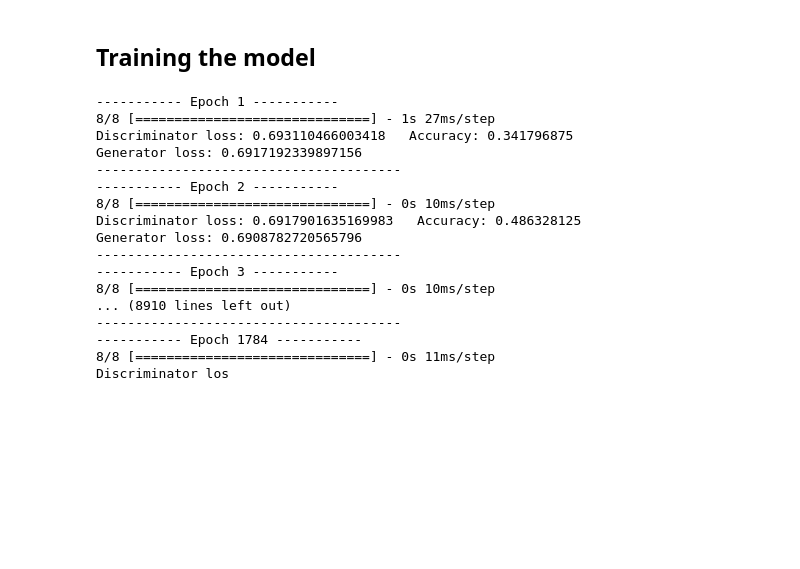
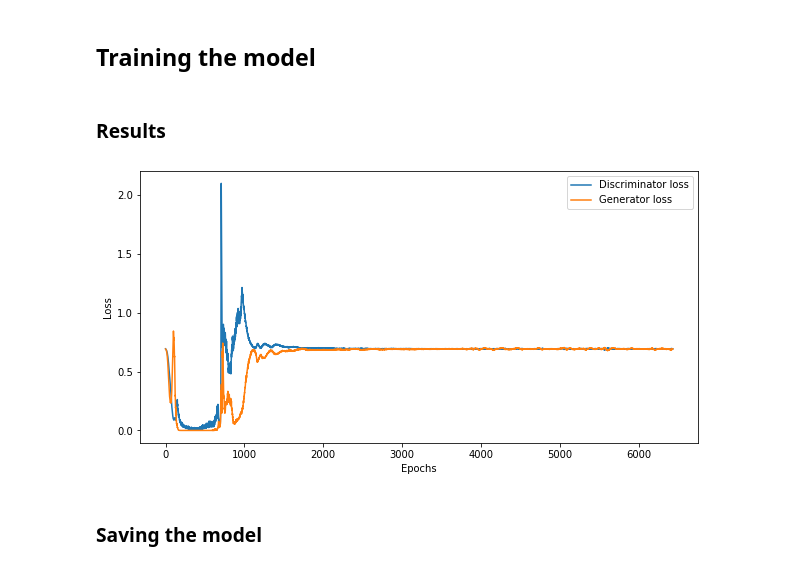
Before and after one commit to Siddhant0701/MNIST-GAN, a Jupyter notebook: cgan.ipynb, the cells around one changed output. Cells and saved outputs as stored; diff of their text form; code cells hidden in the pictures; blank space fills up the shorter version.

```diff
--- a/cgan.ipynb
+++ b/cgan.ipynb
@@ -207,6 +207,7 @@ discriminator_loss = []
 generator_loss = []
 # %%
 for epoch in range(EPOCHS):
+
     print(f"----------- Epoch {epoch+1} -----------")
 
     idx = np.random.randint(0, train_images.shape[0], BATCH_SIZE)
@@ -217,7 +218,7 @@ for epoch in range(EPOCHS):
     if(epoch % train_ratio(epoch+1) == 0):
         discriminator.trainable = True
 
-    gen_imgs = generator.predict([noise, labels])
+    gen_imgs = generator.predict([noise, labels], verbose=0)
 
     d_loss_real = discriminator.train_on_batch([imgs, labels], real)
     d_loss_fake = discriminator.train_on_batch([gen_imgs, labels], fake)
@@ -231,27 +232,25 @@ for epoch in range(EPOCHS):
 
     generator_loss.append(g_loss)
 
+
     print(f"Discriminator loss: {d_loss[0]}   Accuracy: {d_loss[1]}")
     print(f"Generator loss: {g_loss}")
     print('---------------------------------------')
 
     if((epoch+1) % INTERVAL==0):
         sample_images(epoch+1)
-# %% [output]
------------ Epoch 1 -----------
-8/8 [==============================] - 1s 27ms/step
-Discriminator loss: 0.693110466003418   Accuracy: 0.341796875
-Generator loss: 0.6917192339897156
----------------------------------------
------------ Epoch 2 -----------
-8/8 [==============================] - 0s 10ms/step
-Discriminator loss: 0.6917901635169983   Accuracy: 0.486328125
-Generator loss: 0.6908782720565796
----------------------------------------
------------ Epoch 3 -----------
-8/8 [==============================] - 0s 10ms/step
-... (8910 lines left out)
----------------------------------------
------------ Epoch 1784 -----------
-8/8 [==============================] - 0s 11ms/step
-Discriminator los
+# %% [markdown]
+### Results
+# %%
+## Plot losses
+plt.figure(figsize=(10, 5))
+plt.plot(discriminator_loss, label="Discriminator loss")
+plt.plot(generator_loss, label="Generator loss")
+plt.xlabel("Epochs")
+plt.ylabel("Loss")
+plt.legend()
+plt.show()
+# %% [output]
+[figure, added]
+# %% [markdown]
+### Saving the model
```
Also changed, not shown: parts of 5 cells of this notebook, 5 other files.
